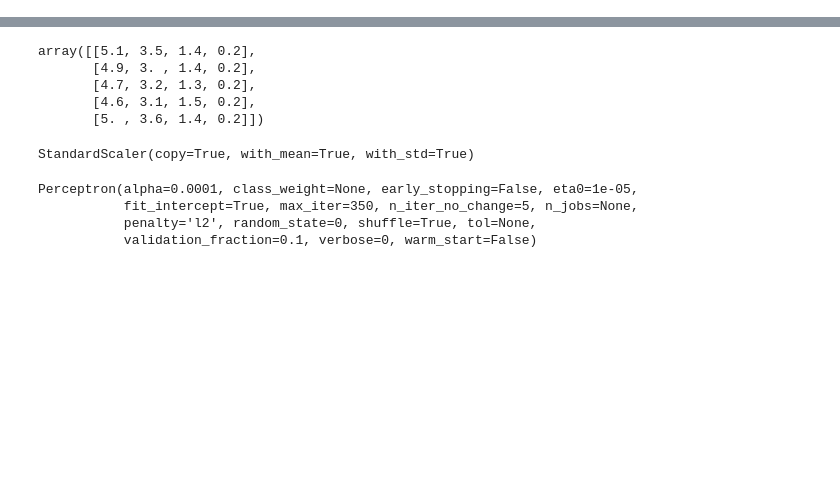
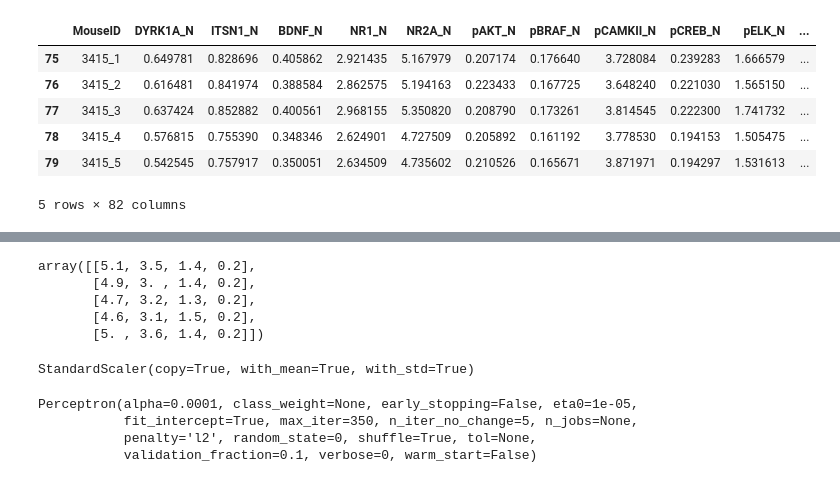
Before and after one commit to malynkovsky/ML_NN_course, a Jupyter notebook: Lab_1/Lab1_Malynkovsky.ipynb, the cells around one changed output, grey strips where cells are left out. Cells and saved outputs as stored; diff of their text form; code cells hidden in the pictures; blank space fills up the shorter version.

```diff
--- a/Lab_1/Lab1_Malynkovsky.ipynb
+++ b/Lab_1/Lab1_Malynkovsky.ipynb
@@ -7,0 +12,12 @@ import numpy as np
+# %%
+df = pd.read_csv('/content/Data_Cortex_Nuclear.csv')
+# %%
+df.head()
+# %% [output]
+|  | MouseID | DYRK1A_N | ITSN1_N | BDNF_N | NR1_N | NR2A_N | pAKT_N | pBRAF_N | pCAMKII_N | pCREB_N | pELK_N | ... |
+| 75 | 3415_1 | 0.649781 | 0.828696 | 0.405862 | 2.921435 | 5.167979 | 0.207174 | 0.176640 | 3.728084 | 0.239283 | 1.666579 | ... |
+| 76 | 3415_2 | 0.616481 | 0.841974 | 0.388584 | 2.862575 | 5.194163 | 0.223433 | 0.167725 | 3.648240 | 0.221030 | 1.565150 | ... |
+| 77 | 3415_3 | 0.637424 | 0.852882 | 0.400561 | 2.968155 | 5.350820 | 0.208790 | 0.173261 | 3.814545 | 0.222300 | 1.741732 | ... |
+| 78 | 3415_4 | 0.576815 | 0.755390 | 0.348346 | 2.624901 | 4.727509 | 0.205892 | 0.161192 | 3.778530 | 0.194153 | 1.505475 | ... |
+| 79 | 3415_5 | 0.542545 | 0.757917 | 0.350051 | 2.634509 | 4.735602 | 0.210526 | 0.165671 | 3.871971 | 0.194297 | 1.531613 | ... |
+5 rows × 82 columns
```
Also changed, not shown: parts of 8 cells of this notebook.
